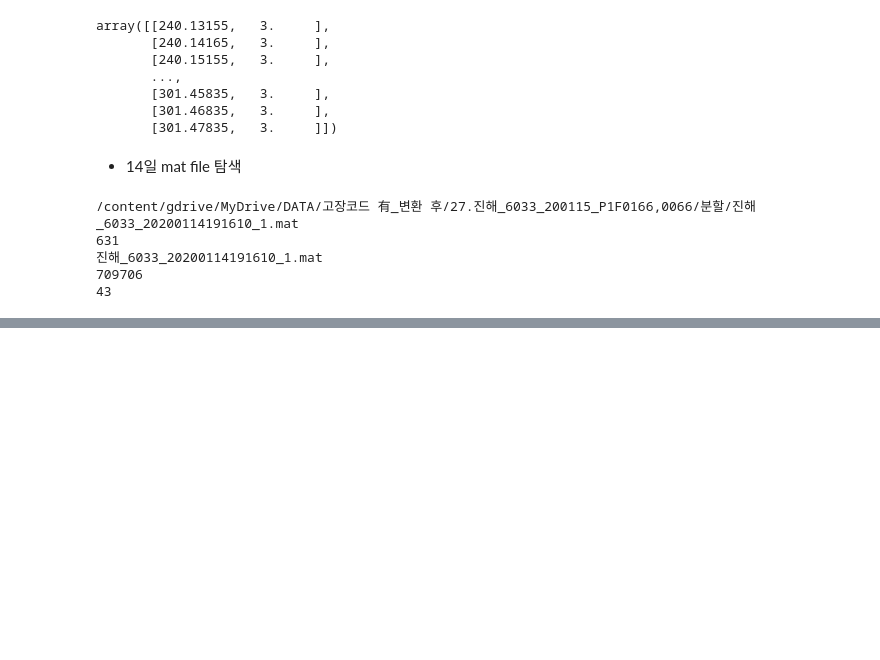
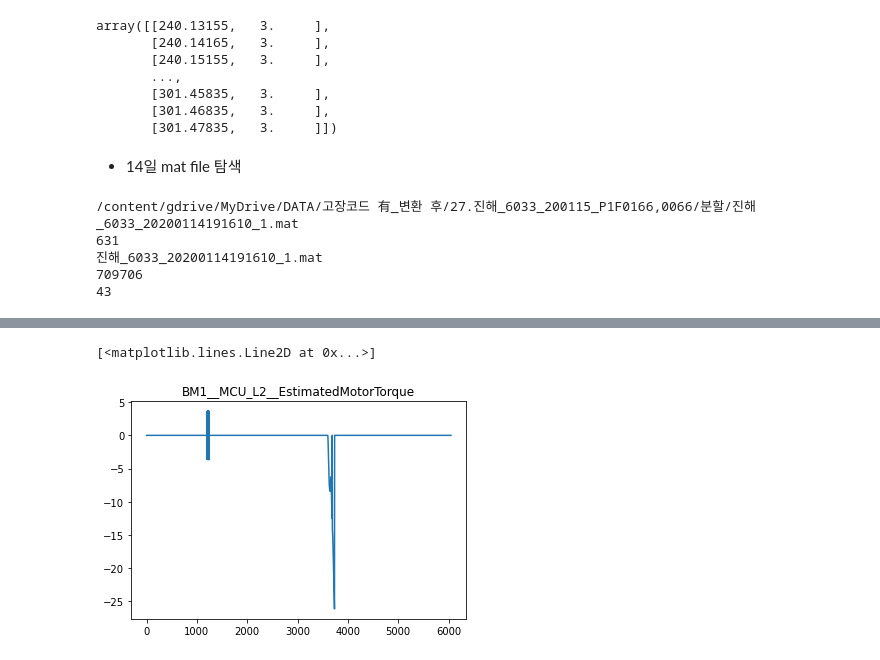
Before and after one commit to HWANG-HOE-SUN/Univ.Project, a Jupyter notebook: 진해Data.ipynb, the cells around one changed output, grey strips where cells are left out. Drawn from its saved outputs; the diff is of its cells as text; code cells hidden in the pictures; blank space fills up the shorter version.

```diff
--- a/진해Data.ipynb
+++ b/진해Data.ipynb
@@ -549,0 +460,3 @@ pd.DataFrame(matfile13).T[0].iloc[2][-1][0]
+# %%
+name = jinhae_0114_21_19_13.index[jinhae_useful_idx2[1]]
+np.unique(jinhae_0114_21_19_13.iloc[jinhae_useful_idx2[1]].values[0][:,1])  # 모터 토크값이 심하게 변동이 있음.
@@ -549,0 +481,6 @@ pd.DataFrame(matfile13).T[0].iloc[2][-1][0]
+# %%
+plt.title(name)
+plt.plot(jinhae_0114_21_19_13.loc[name].values[0][:,1])
+# %% [output]
+[<matplotlib.lines.Line2D at 0x...>]
+[figure, added]
```
Also changed, not shown: parts of 69 cells of this notebook.
